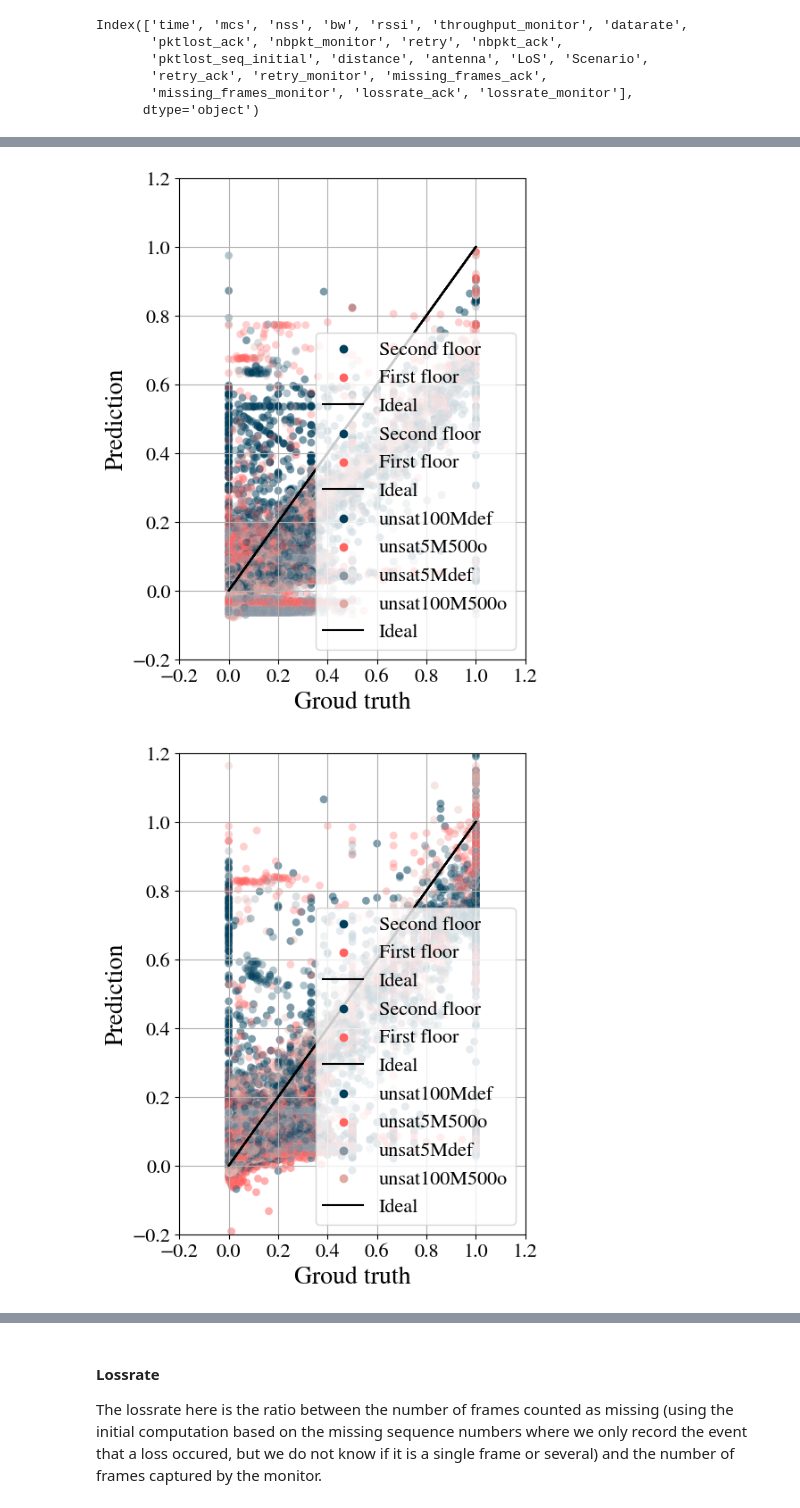
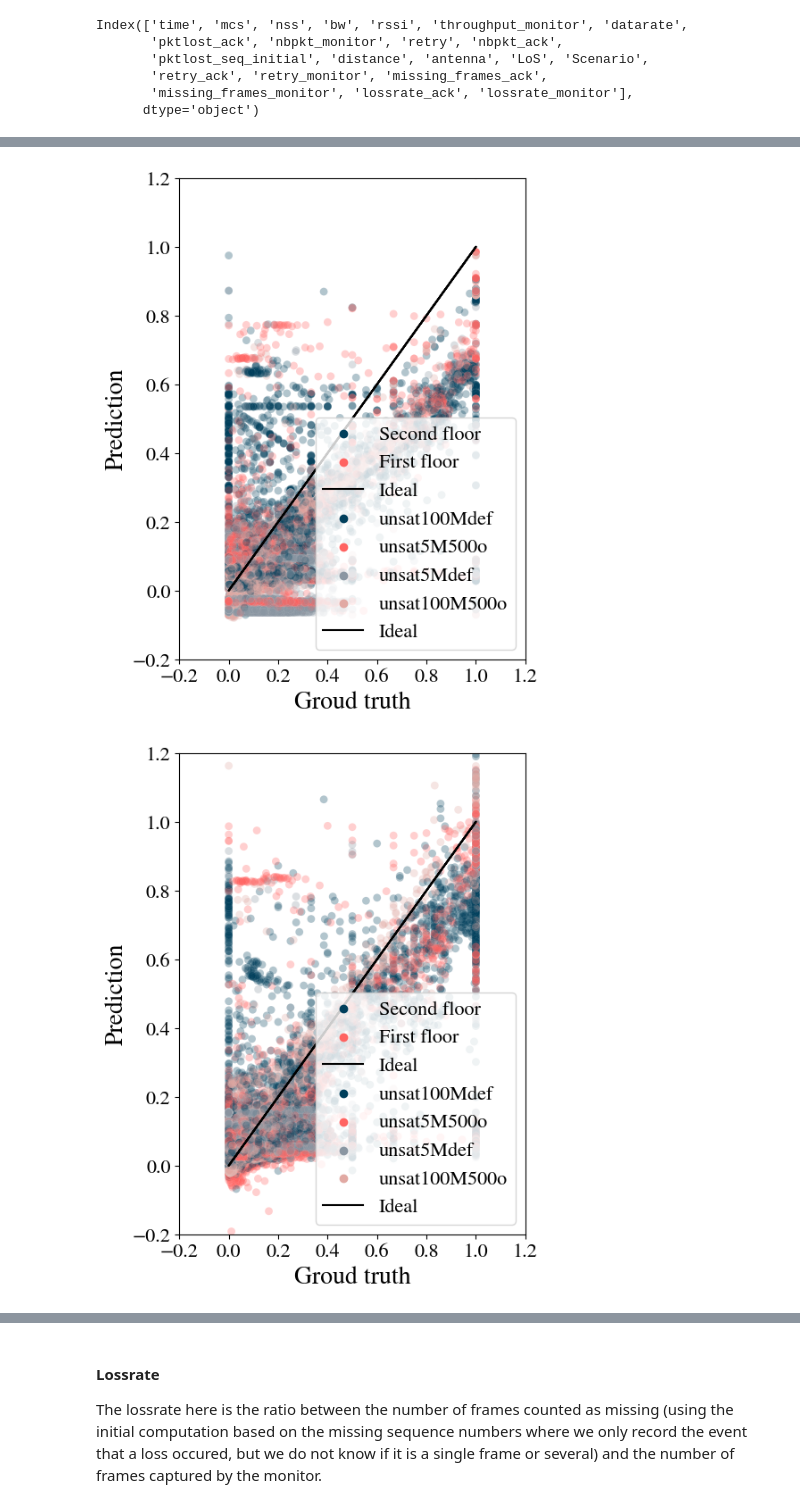
Before and after one commit to TinyTitou/wifi-ml-complete, a Jupyter notebook: complete_model.ipynb, the cells around one changed output, grey strips where cells are left out. Saved outputs shown, nothing was run; the diff lists cells and outputs as text; code cells hidden in the pictures.

```diff
--- a/complete_model.ipynb
+++ b/complete_model.ipynb
@@ -665,13 +652,13 @@ bins = np.linspace(0, len(data_cleaned_unsat) , 20)
 y_binned = np.digitize(y_unsat, bins)
 
 #Modele all
-for train_index, test_index in split.split(data_cleaned_unsat, y_binned):
-    hue_markers = data_cleaned['Scenario'].loc[test_index]
-    X_train = X_all.loc[train_index]
-    X_test = X_all.loc[test_index]
-    y_train = y_all.loc[train_index]
-    y_test = y_all.loc[test_index]
-linear_model_all, poly_model_all, sorted_coef_linear, sorted_coef_poly, y_test_all, y_predict_poly_all =  plot_model(X_train, y_train, X_test, y_test, Ridge, [1])
+#for train_index, test_index in split.split(data_cleaned_unsat, y_binned):
+#    hue_markers = data_cleaned['Scenario'].loc[test_index]
+#    X_train = X_all.loc[train_index]
+#    X_test = X_all.loc[test_index]
+#    y_train = y_all.loc[train_index]
+#    y_test = y_all.loc[test_index]
+#linear_model_all, poly_model_all, sorted_coef_linear, sorted_coef_poly, y_test_all, y_predict_poly_all =  plot_model(X_train, y_train, X_test, y_test, Ridge, [1])
 
 #Modele sat
 for train_index, test_index in split.split(data_cleaned_unsat, y_binned):
@@ -697,11 +681,11 @@ Linear and poly RMSE:  0.09241894863704962 0.07555701734623911
 Linear and poly R2 scores:  0.4074148851898014 0.6039242054861211
 Linear and poly mean absolute error:  0.04442383555669124 0.03681669724600189
 Linear and poly RMSE:  0.09241894863704962 0.07555701734623911
 Linear and poly R2 scores:  0.5847001400837759 0.7179639047900541
 Linear and poly mean absolute error:  0.06482640695185757 0.04739306306129852
 Linear and poly RMSE:  0.09716820921509091 0.08007476138432888
-[figure, old version]
+[figure, new version]
-[figure, old version]
+[figure, new version]
 # %%
 #Models for the retry ack metric
 
```
Also changed, not shown: parts of 14 cells of this notebook.
